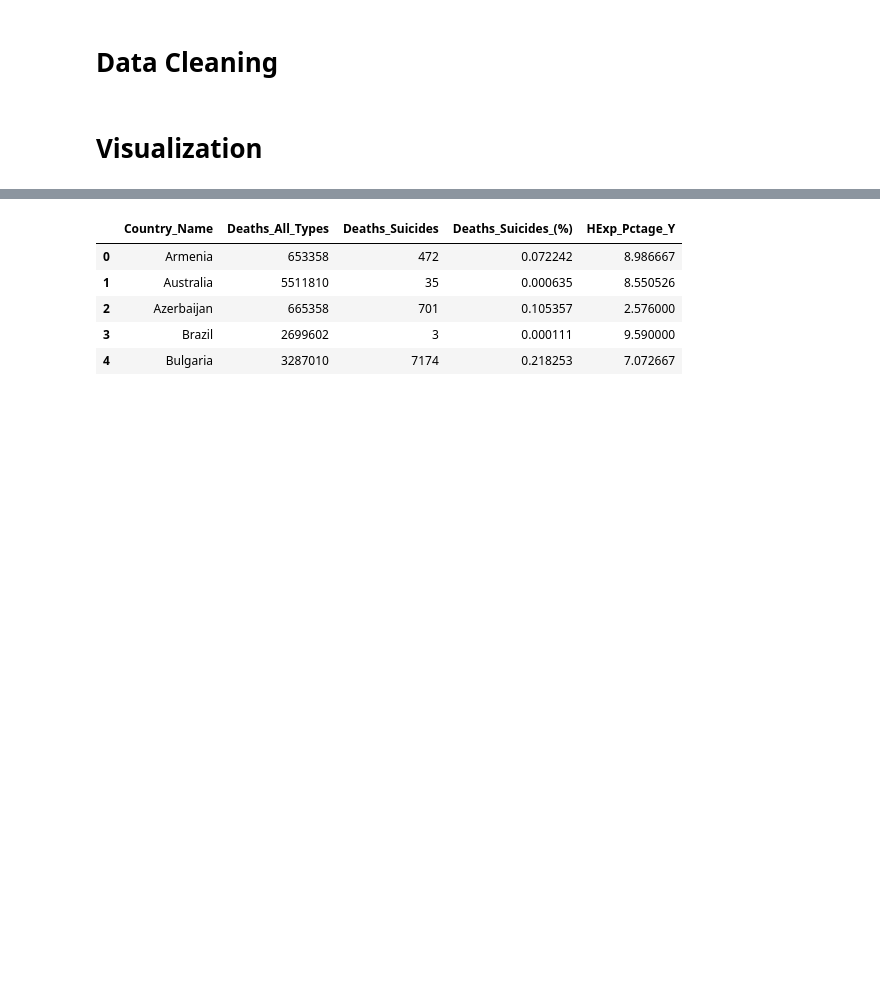
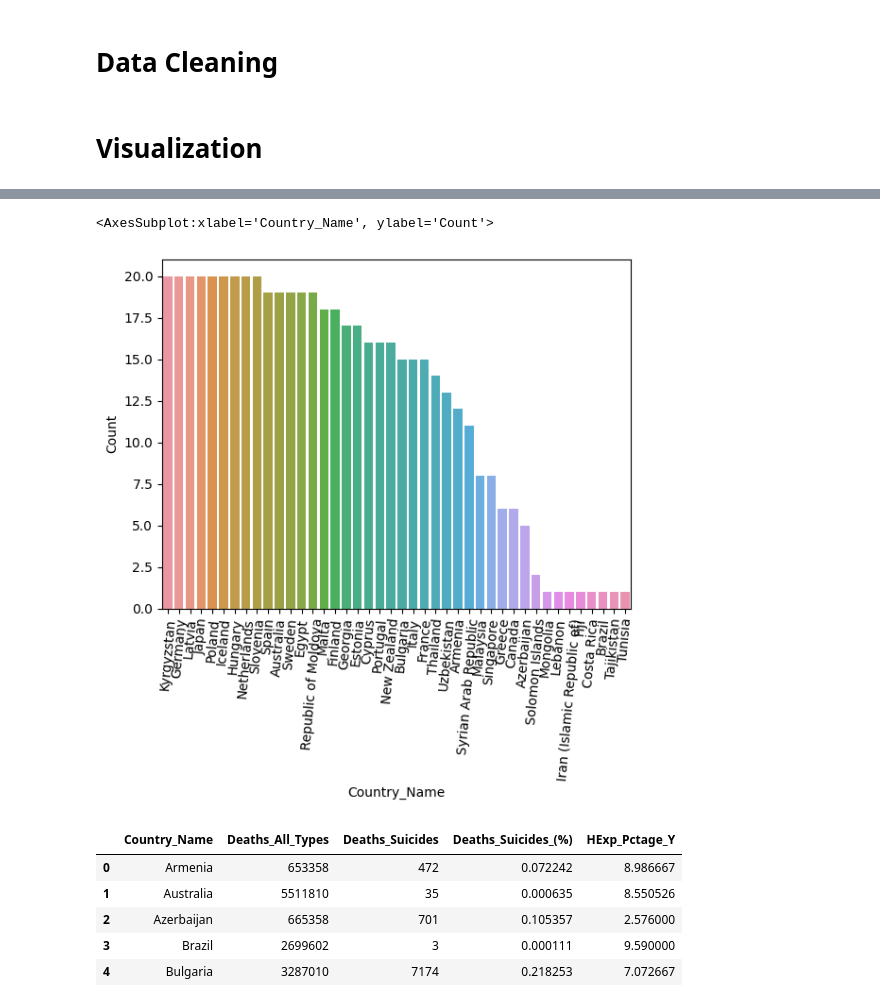
Before and after one commit to erickbezerra/VScode, a Jupyter notebook: Projects/DBexploring/WHO_MHE/WHO_MHExp_and_Deaths.ipynb, the cells around one changed output, grey strips where cells are left out. Drawn from its saved outputs; the diff is of its cells as text; code cells hidden in the pictures; blank space fills up the shorter version.

```diff
--- a/Projects/DBexploring/WHO_MHE/WHO_MHExp_and_Deaths.ipynb
+++ b/Projects/DBexploring/WHO_MHE/WHO_MHExp_and_Deaths.ipynb
@@ -127,9 +130,10 @@ dtype: float64
 # Visualization
 # %%
 # List of unique countries
-unique_countries = df[~df.duplicated("Country_Name")]
-countries_list = unique_countries["Country_Name"].tolist()
+unique_countries = df[~df.duplicated('Country_Name')]
+countries_list = unique_countries['Country_Name'].tolist()
 
-# Print number of lines of list_of_countries (1 column head + 41 countries)
-print(f'There\'s {unique_countries.shape[0]-1} unique countries.')
+# Number of inputs of each country
+inputs_each_country = df.groupby(['Country_Name']).size().reset_index(name='Count')
+inputs_each_country.head()
 # %% [output]
@@ -137,3 +146,11 @@ There's 41 unique countries.
+# %%
+# Number of inputs of each country
+fig, ax = plt.subplots()
+ax.tick_params(axis='x', rotation=85)
+sns.barplot(data=inputs_each_country.sort_values("Count", ascending=False), x="Country_Name", y="Count")
+# %% [output]
+<AxesSubplot:xlabel='Country_Name', ylabel='Count'>
+[figure, added]
 # %%
 # Sum of all deaths
 Deaths_All_Types_Total = df.groupby("Country_Name").Deaths_All_Types.sum().reset_index()
```
Also changed, not shown: parts of 6 cells of this notebook.
